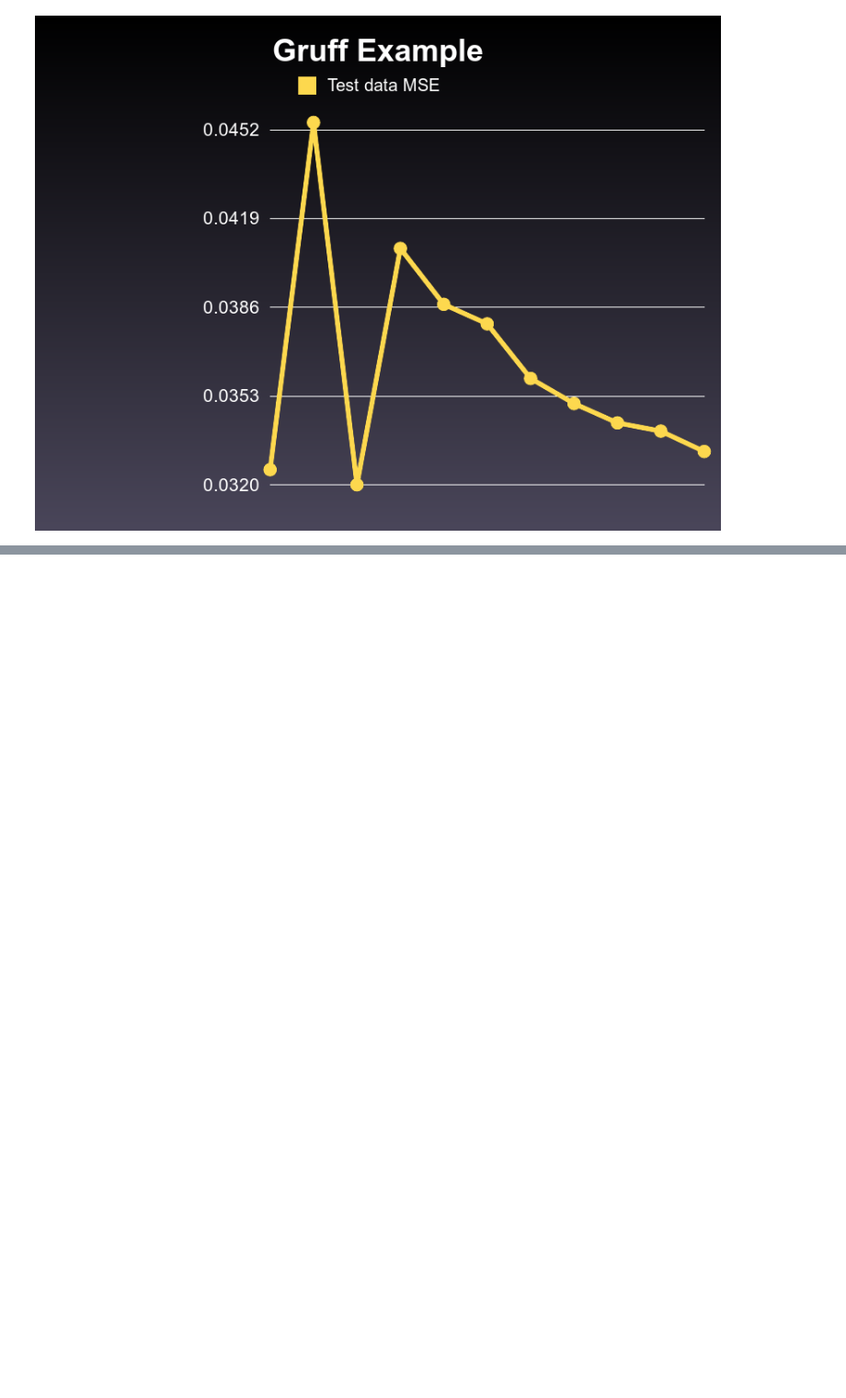
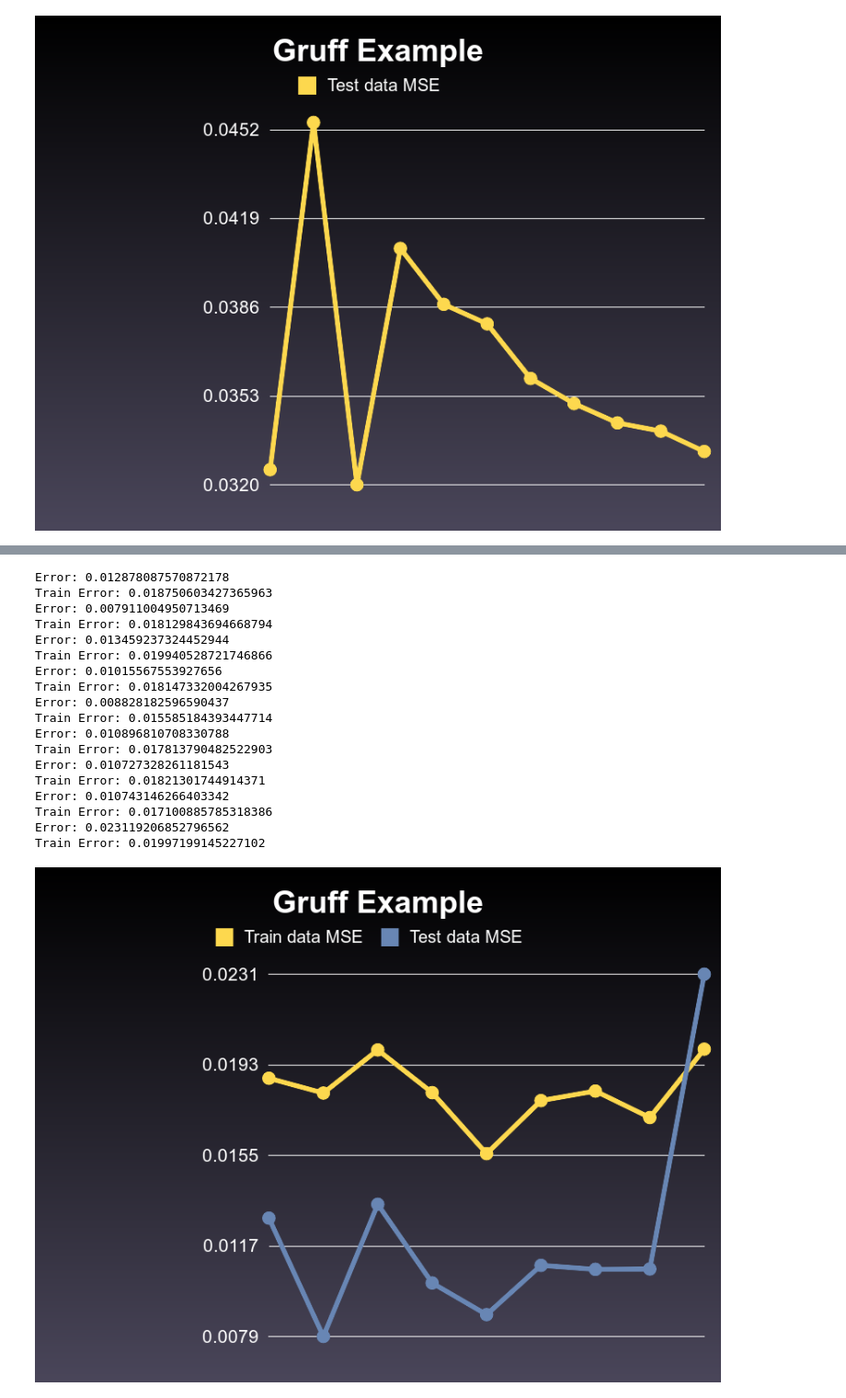
Before and after one commit to mpospelov/kino-otziv-neuron-network, a Jupyter notebook: network.ipynb, the cells around one changed output, grey strips where cells are left out. Shown at 92% size. Saved outputs shown, nothing was run; the diff lists cells and outputs as text; code cells hidden in the pictures; blank space fills up the shorter version.

```diff
--- a/network.ipynb
+++ b/network.ipynb
@@ -55,0 +118,24 @@ Train Error: 0.019623749018852343
+# %%
+load 'tweet_network.rb'
+TweetAnalyze.run_changing_neurons_network
+TweetAnalyze.draw_plot
+# %% [output]
+Error: 0.012878087570872178
+Train Error: 0.018750603427365963
+Error: 0.007911004950713469
+Train Error: 0.018129843694668794
+Error: 0.013459237324452944
+Train Error: 0.019940528721746866
+Error: 0.01015567553927656
+Train Error: 0.018147332004267935
+Error: 0.008828182596590437
+Train Error: 0.015585184393447714
+Error: 0.010896810708330788
+Train Error: 0.017813790482522903
+Error: 0.010727328261181543
+Train Error: 0.01821301744914371
+Error: 0.010743146266403342
+Train Error: 0.017100885785318386
+Error: 0.023119206852796562
+Train Error: 0.01997199145227102
+[figure, added]
```
Also changed, not shown: parts of 3 cells of this notebook, 1 other file.
